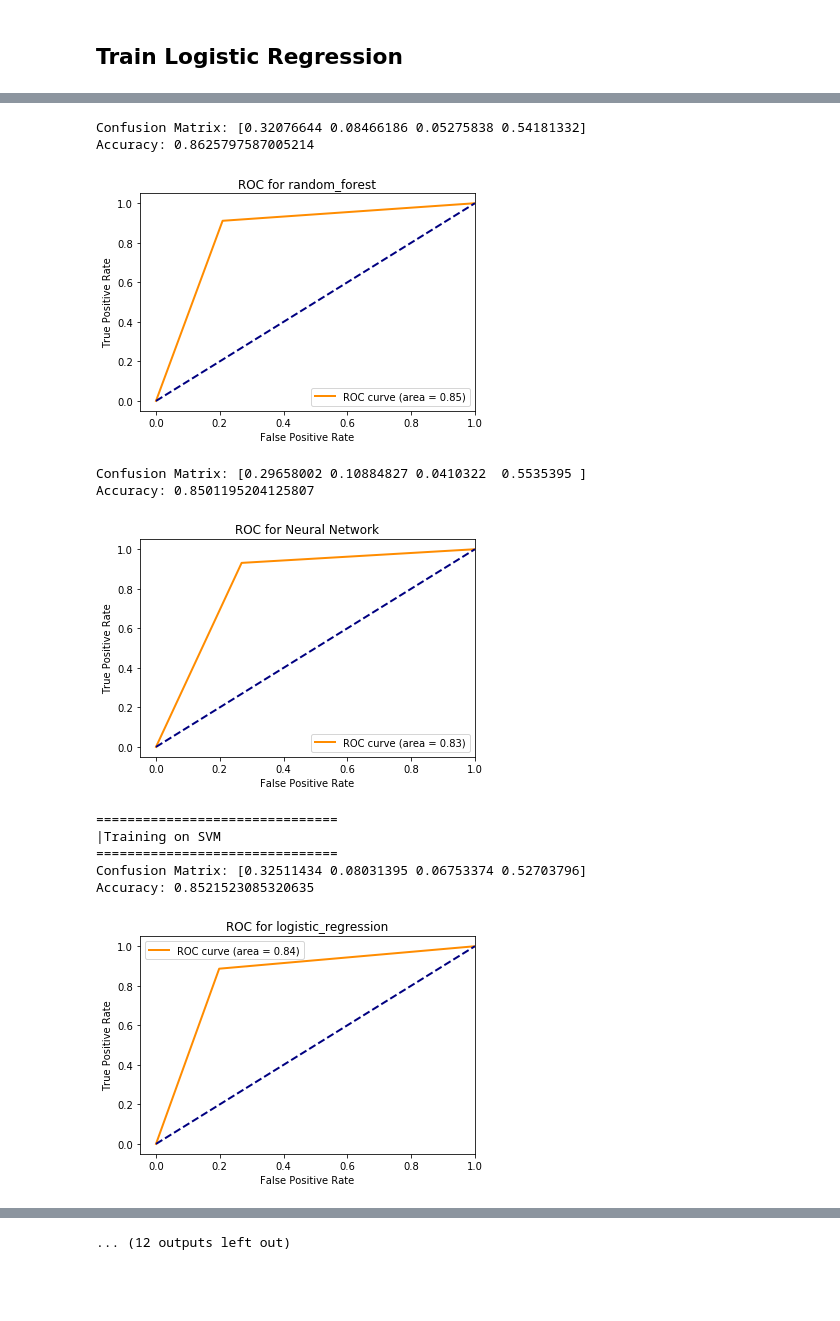
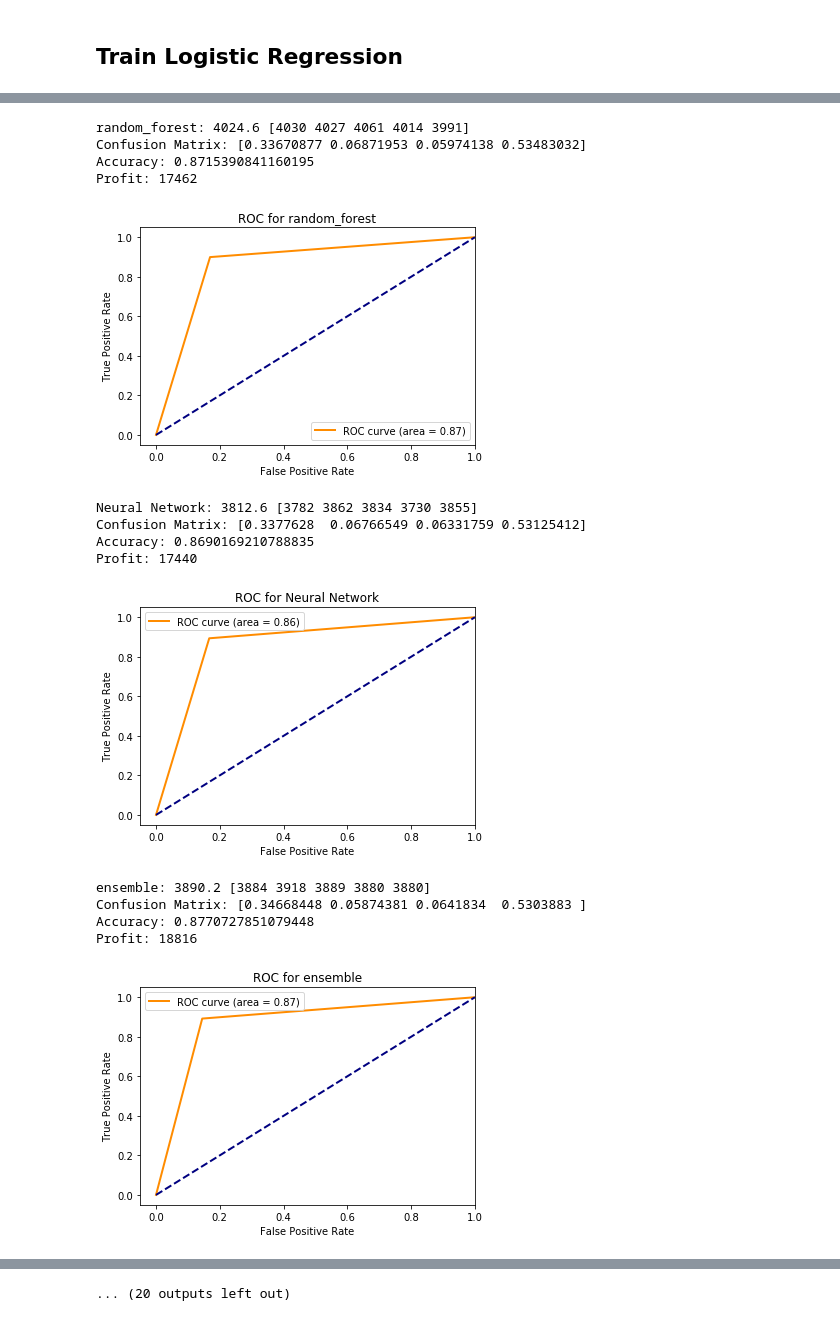
Before and after one commit to kareemjeiroudi/pattern_class_project, a Jupyter notebook: Phase 2/Final Classifier Music.ipynb, the cells around one changed output, grey strips where cells are left out. Saved outputs shown, nothing was run; the diff lists cells and outputs as text; code cells hidden in the pictures; blank space fills up the shorter version.

Commit message:
Implemented post processing and the essemble method

```diff
--- a/Phase 2/Final Classifier Music.ipynb
+++ b/Phase 2/Final Classifier Music.ipynb
@@ -118,6 +106,42 @@ def getClassifiers():
+# %%
+def post_processing(y):
+    return filtering(majority_vote(y))
+
+def majority_vote(y, window = 100):
+    """
+    Slides a window over the input and puts the label to a majority vote
+    """
+    y_new = []
+    maxR = len(y)
+    for i in range(maxR):
+        l = i - window
+        if l < 0:
+            l = 0
+        r = i + window
+        if r > maxR - 1:
+            r = maxR - 1
+        y_new.append(np.bincount(y[l:r]).argmax())
+    return y_new
+
+def filtering(y, threshold = 450):
+    """
+    Filters out segments of music that are shorter than 1.5 minutes
+    Every Frame is 200ms * 5 * 60 * 1.5 = 450
+    """
+    y_string = str1 = ''.join(str(e) for e in y)
+    y_new = np.zeros(len(y))
+    musicIndexStart = 0
+    musicIndexStop = 0
+    while musicIndexStart != -1 and musicIndexStop != -1:
+        if musicIndexStop - musicIndexStart > threshold:
+            y_new[musicIndexStart:musicIndexStop] = np.ones(musicIndexStop - musicIndexStart)
+        musicIndexStart = y_string.find("1",musicIndexStop)
+        musicIndexStop = y_string.find("0",musicIndexStart)
+    return y_new
 # %% [markdown]
 ## Train Logistic Regression
 # %%
+keyValues = dict()
 for column in features:
     f = features[column].dropna().tolist()
     print("===============================")
@@ -128,9 +152,14 @@ for column in features:
 
     for classifier, name in getClassifiers():
         classifier.fit(X_train, y_train)
-        y_pred = classifier.predict(X_val)
+        y_pred = post_processing(classifier.predict(X_val))
+        profit = cross_val_score(classifier, X_train, y_train, cv=5, scoring=make_scorer(profit_score), error_score = "raise")
+        accuracy = accuracy_score(y_val, y_pred)
+        keyValues[(column, name)] = (profit, accuracy)
+        print("{}: {} {}".format(name, np.mean(profit),profit))
         print("Confusion Matrix: {}".format(confusion_matrix(y_val, y_pred).ravel()/len(y_pred)))
-        print("Accuracy: {}".format(accuracy_score(y_val, y_pred)))
+        print("Accuracy: {}".format(accuracy))
+        print("Profit: {}".format(profit_score(y_val, y_pred)))
         plotROC(y_val, y_pred, name)
 # %% [output]
 ===============================
@@ -142,12 +173,15 @@ Accuracy: 0.8483314197519246
-Confusion Matrix: [0.32076644 0.08466186 0.05275838 0.54181332]
-Accuracy: 0.8625797587005214
+random_forest: 4024.6 [4030 4027 4061 4014 3991]
+Confusion Matrix: [0.33670877 0.06871953 0.05974138 0.53483032]
+Accuracy: 0.8715390841160195
+Profit: 17462
-[figure, old version]
+[figure, new version]
-Confusion Matrix: [0.29658002 0.10884827 0.0410322  0.5535395 ]
-Accuracy: 0.8501195204125807
+Neural Network: 3812.6 [3782 3862 3834 3730 3855]
+Confusion Matrix: [0.3377628  0.06766549 0.06331759 0.53125412]
+Accuracy: 0.8690169210788835
+Profit: 17440
-[figure, old version]
+[figure, new version]
-===============================
-|Training on SVM
-===============================
-Confusion Matrix: [0.32511434 0.08031395 0.06753374 0.52703796]
-Accuracy: 0.8521523085320635
+ensemble: 3890.2 [3884 3918 3889 3880 3880]
+Confusion Matrix: [0.34668448 0.05874381 0.0641834  0.5303883 ]
+Accuracy: 0.8770727851079448
+Profit: 18816
-[figure, old version]
+[figure, new version]
@@ -160 +201 @@ Accuracy: 0.8480114438442282
-... (12 outputs left out)
+... (20 outputs left out)
```
Also changed, not shown: parts of 10 cells of this notebook.
